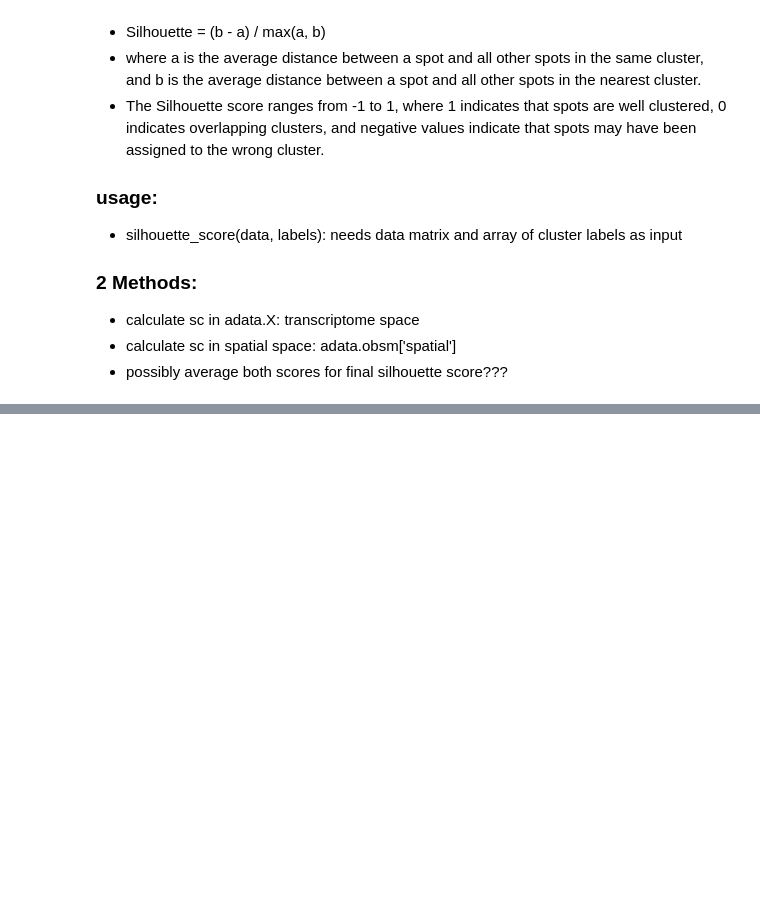
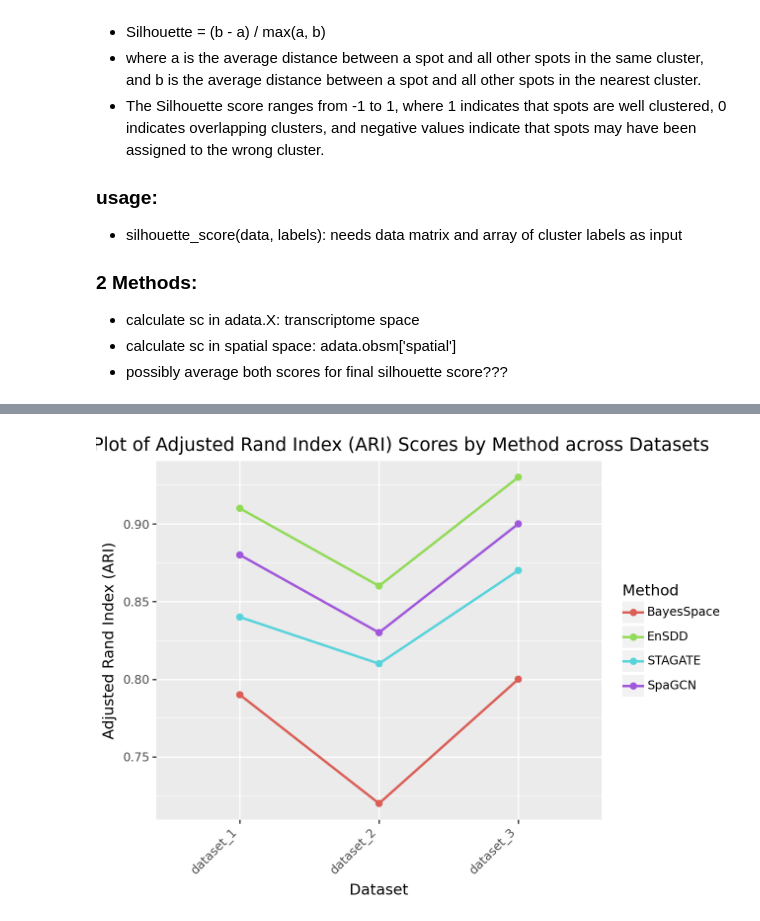
Before and after one commit to Elizabeth-Flx/sdd, a Jupyter notebook: evaluation_metrics/tryout_metrics.ipynb, the cells around one changed output, grey strips where cells are left out. Cells and saved outputs as stored; diff of their text form; code cells hidden in the pictures; blank space fills up the shorter version.

```diff
--- a/evaluation_metrics/tryout_metrics.ipynb
+++ b/evaluation_metrics/tryout_metrics.ipynb
@@ -452,0 +589,25 @@ for method in dict_all_methods.keys():
+# %%
+# make a line plot over the datasets for each method as line and one metric
+def plot_metric_lineplot_per_dataset(metric_dict, metric_name, save_path):
+    # Convert to DataFrame for plotting
+    data = []
+    for dataset, methods in metric_dict.items():
+        for method, score in methods.items():
+            data.append({'Dataset': dataset, 'Method': method, 'Score': score})
+
+    df = pd.DataFrame(data)
+
+    # Create line plot using ggplot2
+    p = (ggplot(df, aes(x='Dataset', y='Score', color='Method', group='Method')) +
+         geom_line(size=1) +
+         geom_point(size=2) +
+         ggtitle(f'Line Plot of {metric_name} Scores by Method across Datasets') +
+         xlab('Dataset') +
+         ylab(metric_name) +
+         theme(axis_text_x=element_text(rotation=45, hjust=1)))
+    p.show()
+    p.save(os.path.join(save_path, f'{metric_name}_lineplot_dataset_gg.png'))
+# %%
+plot_metric_lineplot_per_dataset(ARI_example, "Adjusted Rand Index (ARI)", metric_path)
+# %% [output]
+[figure, added]
```
Also changed, not shown: parts of 21 cells of this notebook, 17 other files.
